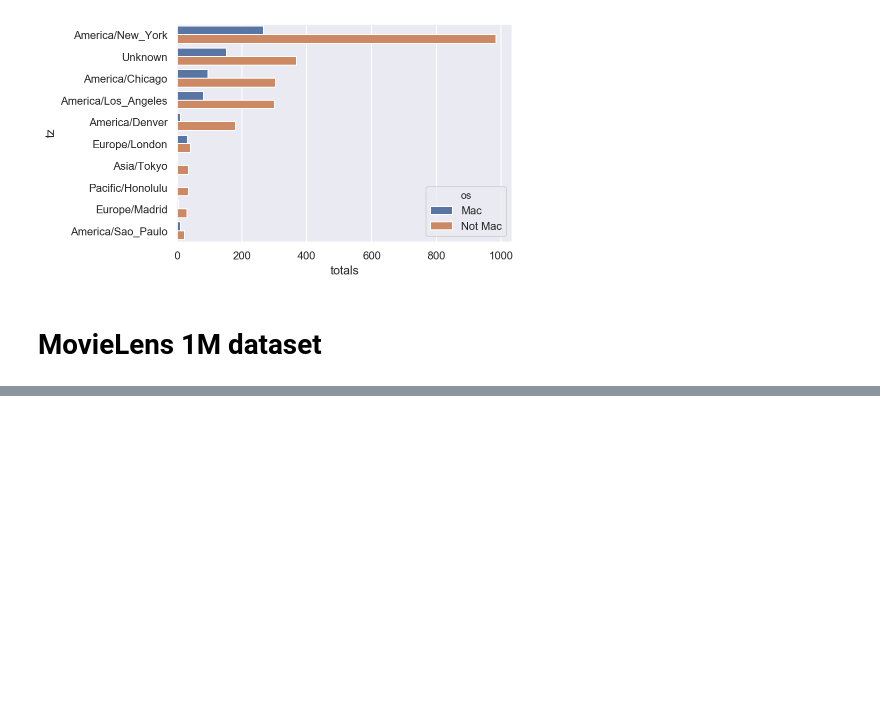
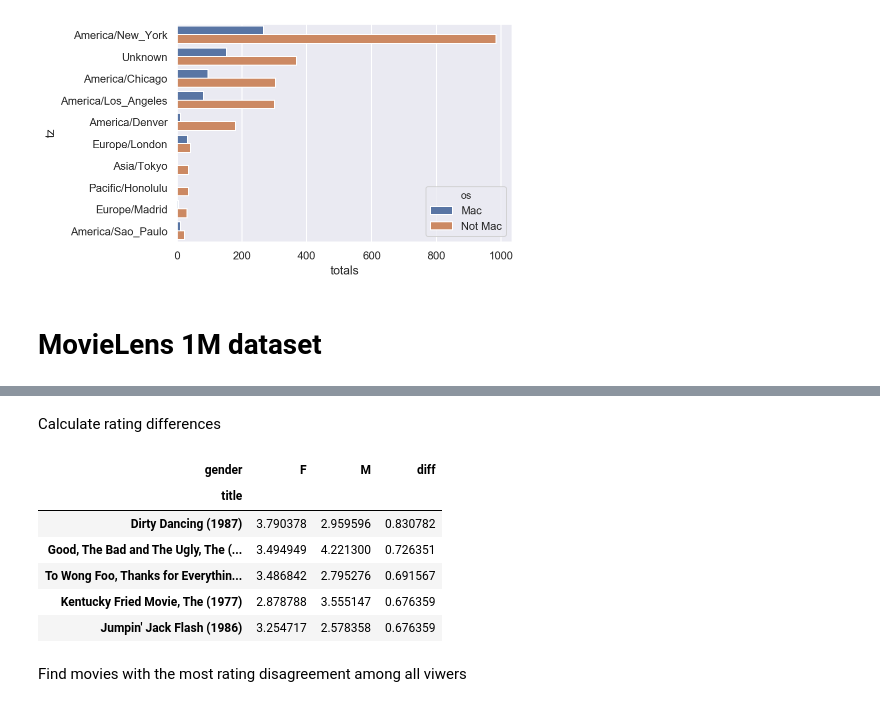
Before and after one commit to fabiangunzinger/learning, a Jupyter notebook: python-for-data-analysis/chap14-examples.ipynb, the cells around one changed output, grey strips where cells are left out. Drawn from its saved outputs; the diff is of its cells as text; code cells hidden in the pictures; blank space fills up the shorter version.

```diff
--- a/python-for-data-analysis/chap14-examples.ipynb
+++ b/python-for-data-analysis/chap14-examples.ipynb
@@ -50,0 +80,4 @@ sns.barplot(x='totals', y='tz', hue='os', data=data);
+# %%
+mean_ratings = data.pivot_table(values='rating', index='title',
+                                columns='gender', aggfunc='mean')
+mean_ratings.head()
@@ -50,0 +94,5 @@ sns.barplot(x='totals', y='tz', hue='os', data=data);
+# %%
+ratings_count = data.groupby('title').size()
+active_titles = ratings_count[ratings_count > 200].index
+
+mean_ratings = mean_ratings.loc[active_titles]
@@ -50,0 +142,15 @@ sns.barplot(x='totals', y='tz', hue='os', data=data);
+# %% [markdown]
+Calculate rating differences
+# %%
+mean_ratings['diff'] = np.abs(mean_ratings['F'] - mean_ratings['M'])
+mean_ratings.sort_values('diff', ascending=False).head()
+# %% [output]
+| gender | F | M | diff |
+| title |  |  |  |
+| Dirty Dancing (1987) | 3.790378 | 2.959596 | 0.830782 |
+| Good, The Bad and The Ugly, The (... | 3.494949 | 4.221300 | 0.726351 |
+| To Wong Foo, Thanks for Everythin... | 3.486842 | 2.795276 | 0.691567 |
+| Kentucky Fried Movie, The (1977) | 2.878788 | 3.555147 | 0.676359 |
+| Jumpin' Jack Flash (1986) | 3.254717 | 2.578358 | 0.676359 |
+# %% [markdown]
+Find movies with the most rating disagreement among all viwers
```
Also changed, not shown: parts of 14 cells of this notebook.
